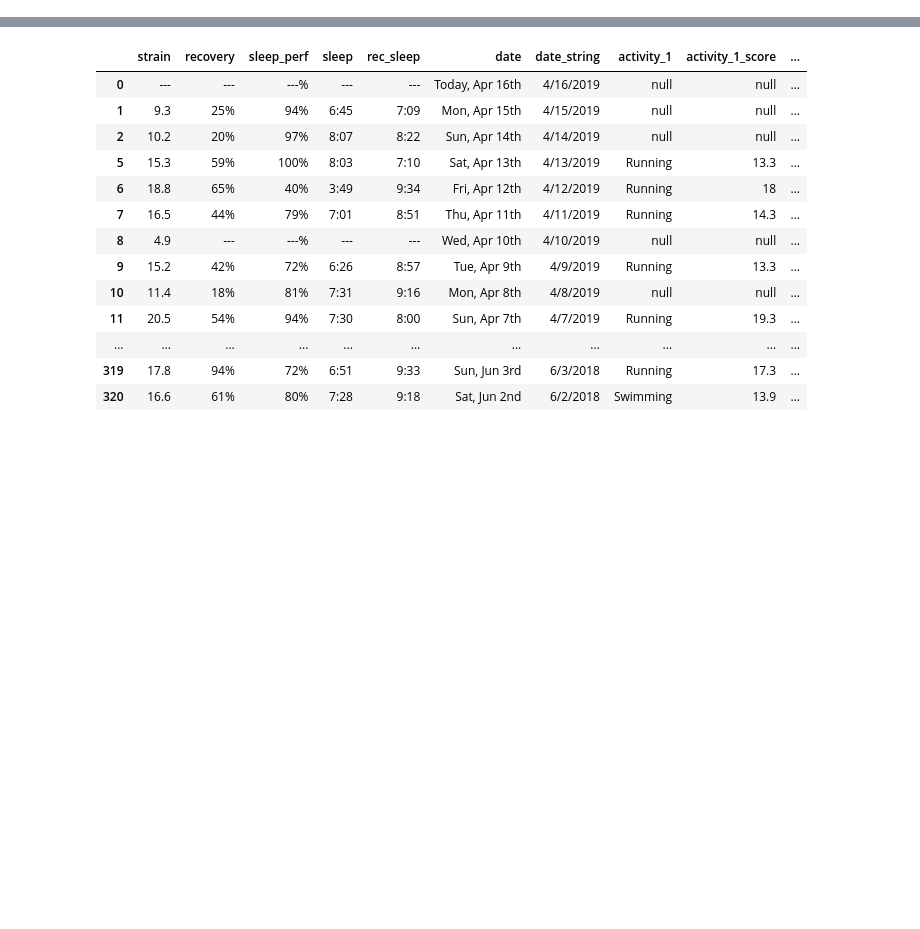
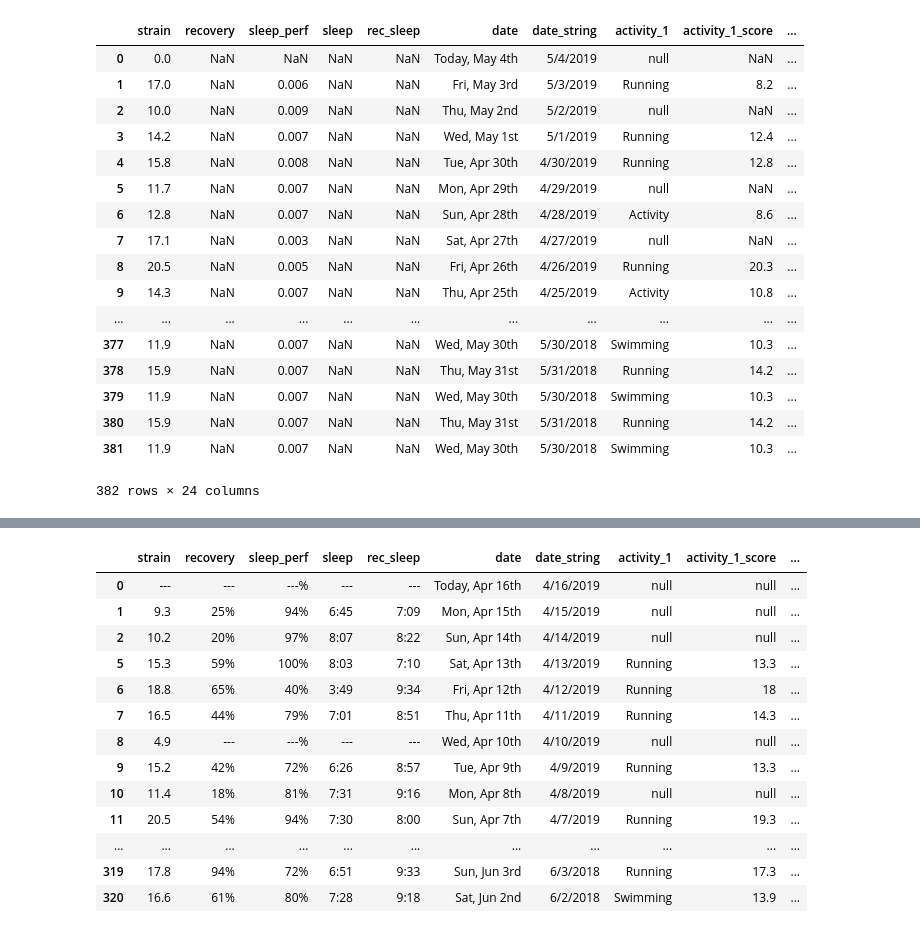
Before and after one commit to irickman/WHOOP-Strava-data, a Jupyter notebook: Testing.ipynb, the cells around one changed output, grey strips where cells are left out. Saved outputs shown, nothing was run; the diff lists cells and outputs as text; code cells hidden in the pictures; blank space fills up the shorter version.

```diff
--- a/Testing.ipynb
+++ b/Testing.ipynb
@@ -111,4 +111,25 @@ whoop['pday_sleep']=whoop.sleep.shift(-1)
 whoop['pday_sleep_perf']=whoop.sleep_perf.shift(-1)
 whoop['rolling_prev_2']=whoop.pday_sleep.rolling(2).mean()
 whoop['prev_strain_rec_gap']=whoop.pday_strain/whoop.pday_strain.max()-whoop.pday_rec
+# %%
+whoop
+# %% [output]
+|  | strain | recovery | sleep_perf | sleep | rec_sleep | date | date_string | activity_1 | activity_1_score | ... |
+| 0 | 0.0 | NaN | NaN | NaN | NaN | Today, May 4th | 5/4/2019 | null | NaN | ... |
+| 1 | 17.0 | NaN | 0.006 | NaN | NaN | Fri, May 3rd | 5/3/2019 | Running | 8.2 | ... |
+| 2 | 10.0 | NaN | 0.009 | NaN | NaN | Thu, May 2nd | 5/2/2019 | null | NaN | ... |
+| 3 | 14.2 | NaN | 0.007 | NaN | NaN | Wed, May 1st | 5/1/2019 | Running | 12.4 | ... |
+| 4 | 15.8 | NaN | 0.008 | NaN | NaN | Tue, Apr 30th | 4/30/2019 | Running | 12.8 | ... |
+| 5 | 11.7 | NaN | 0.007 | NaN | NaN | Mon, Apr 29th | 4/29/2019 | null | NaN | ... |
+| 6 | 12.8 | NaN | 0.007 | NaN | NaN | Sun, Apr 28th | 4/28/2019 | Activity | 8.6 | ... |
+| 7 | 17.1 | NaN | 0.003 | NaN | NaN | Sat, Apr 27th | 4/27/2019 | null | NaN | ... |
+| 8 | 20.5 | NaN | 0.005 | NaN | NaN | Fri, Apr 26th | 4/26/2019 | Running | 20.3 | ... |
+| 9 | 14.3 | NaN | 0.007 | NaN | NaN | Thu, Apr 25th | 4/25/2019 | Activity | 10.8 | ... |
+| ... | ... | ... | ... | ... | ... | ... | ... | ... | ... | ... |
+| 377 | 11.9 | NaN | 0.007 | NaN | NaN | Wed, May 30th | 5/30/2018 | Swimming | 10.3 | ... |
+| 378 | 15.9 | NaN | 0.007 | NaN | NaN | Thu, May 31st | 5/31/2018 | Running | 14.2 | ... |
+| 379 | 11.9 | NaN | 0.007 | NaN | NaN | Wed, May 30th | 5/30/2018 | Swimming | 10.3 | ... |
+| 380 | 15.9 | NaN | 0.007 | NaN | NaN | Thu, May 31st | 5/31/2018 | Running | 14.2 | ... |
+| 381 | 11.9 | NaN | 0.007 | NaN | NaN | Wed, May 30th | 5/30/2018 | Swimming | 10.3 | ... |
+382 rows × 24 columns
 # %%
```
Also changed, not shown: parts of 2 cells of this notebook, 1 other file.
